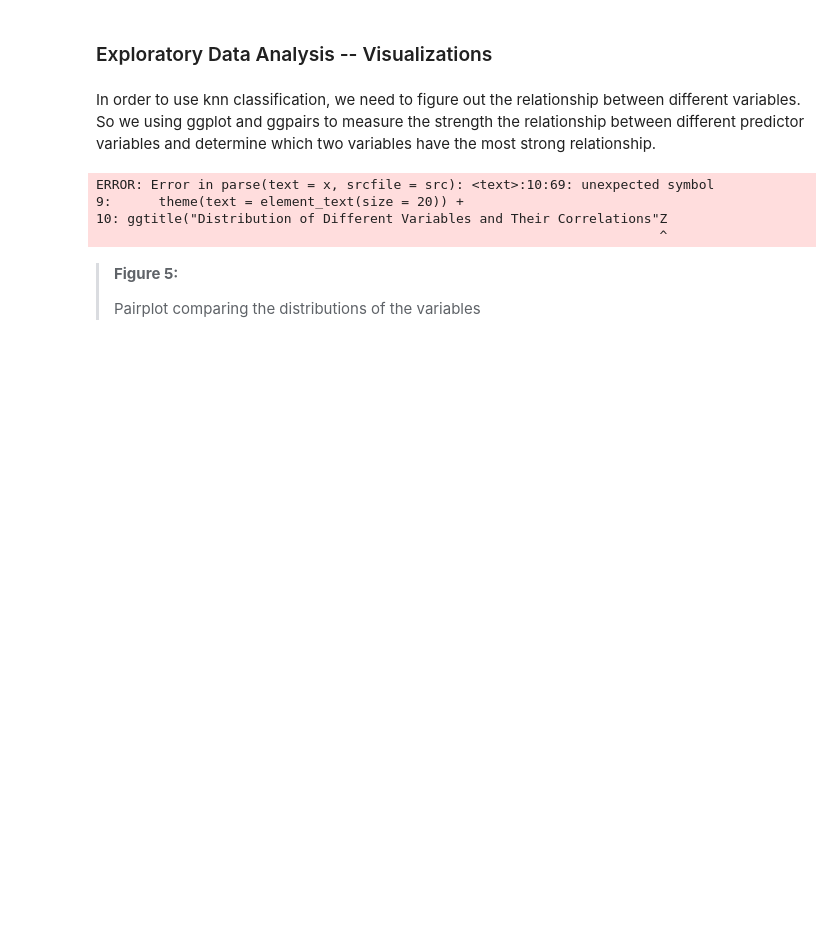
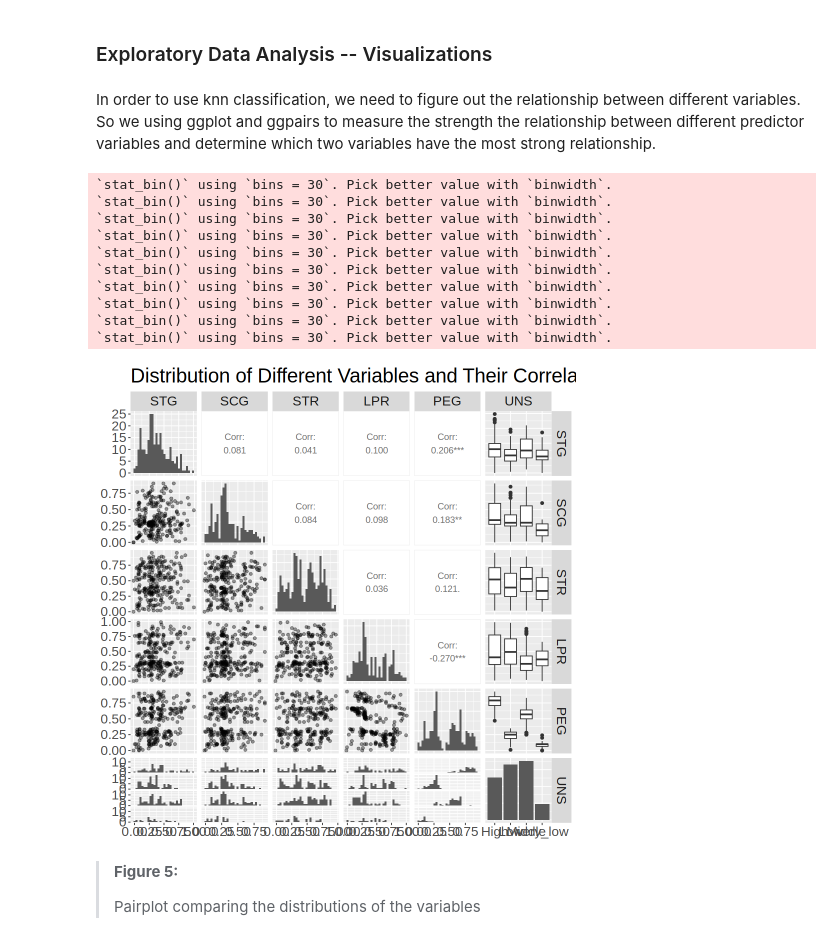
Before and after one commit to thisisyifulin/group_contract, a Jupyter notebook: project_proposal.ipynb, the cells around one changed output. Saved outputs shown, nothing was run; the diff lists cells and outputs as text; code cells hidden in the pictures; blank space fills up the shorter version.

```diff
--- a/project_proposal.ipynb
+++ b/project_proposal.ipynb
@@ -225,21 +225,28 @@ In order to use knn classification, we need to figure out the relationship betwe
 # %%
 set.seed (1234)
 options(repr.plot.width = 8, repr.plot.height = 8)
 
 pairplot <- training_data |>
      ggpairs(
          lower = list(continuous = wrap('points', alpha = 0.4)),
          diag = list(continuous = "barDiag")
      ) +
      theme(text = element_text(size = 20)) +
-ggtitle("Distribution of Different Variables and Their Correlations"Z
+ggtitle("Distribution of Different Variables and Their Correlations")
 
 pairplot
 # %% [output]
-ERROR: Error in parse(text = x, srcfile = src): <text>:10:69: unexpected symbol
-9:      theme(text = element_text(size = 20)) +
-10: ggtitle("Distribution of Different Variables and Their Correlations"Z
-                                                                        ^
+`stat_bin()` using `bins = 30`. Pick better value with `binwidth`.
+`stat_bin()` using `bins = 30`. Pick better value with `binwidth`.
+`stat_bin()` using `bins = 30`. Pick better value with `binwidth`.
+`stat_bin()` using `bins = 30`. Pick better value with `binwidth`.
+`stat_bin()` using `bins = 30`. Pick better value with `binwidth`.
+`stat_bin()` using `bins = 30`. Pick better value with `binwidth`.
+`stat_bin()` using `bins = 30`. Pick better value with `binwidth`.
+`stat_bin()` using `bins = 30`. Pick better value with `binwidth`.
+`stat_bin()` using `bins = 30`. Pick better value with `binwidth`.
+`stat_bin()` using `bins = 30`. Pick better value with `binwidth`.
+[figure, added]
 # %% [markdown]
 ><b> Figure 5: </b>
 >
```
Also changed, not shown: parts of 12 cells of this notebook.
